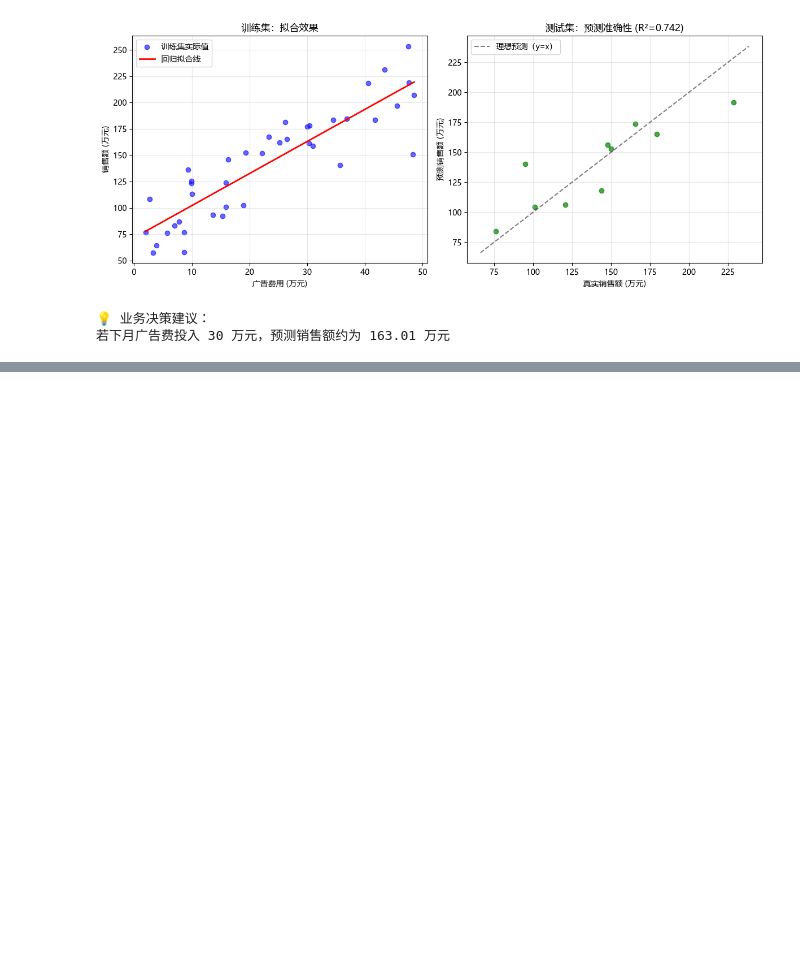
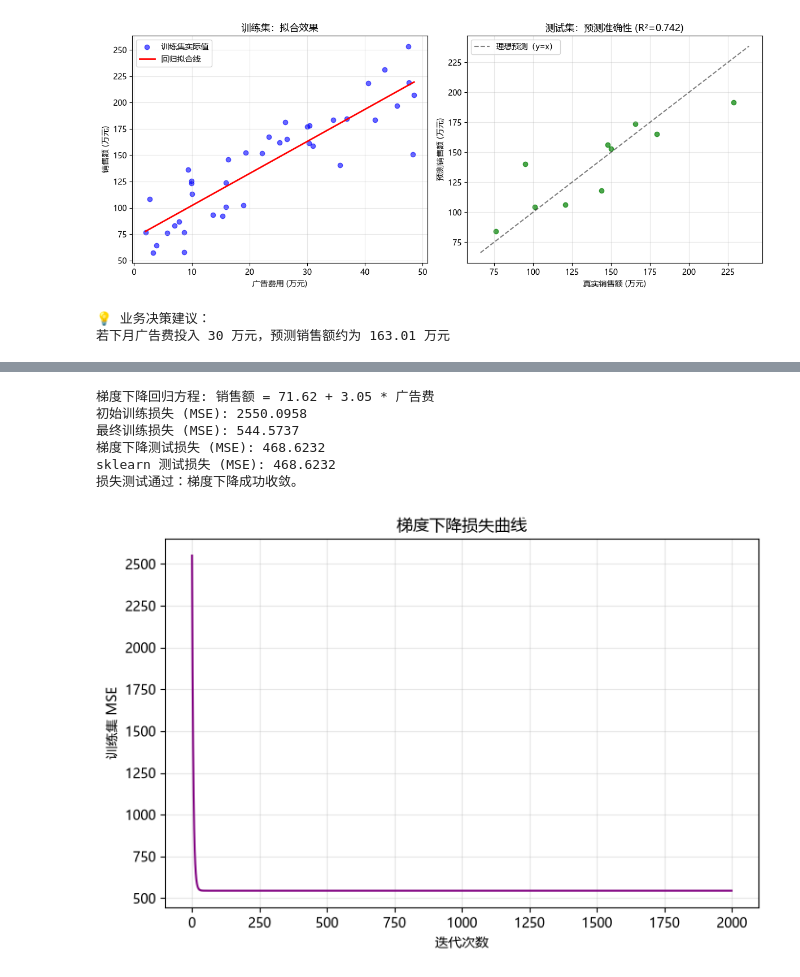
Before and after one commit to Myshkinhub/ml_repo, a Jupyter notebook: 线性回归/线性回归.ipynb, the cells around one changed output, grey strips where cells are left out. Drawn from its saved outputs; the diff is of its cells as text; code cells hidden in the pictures; blank space fills up the shorter version.

```diff
--- a/线性回归/线性回归.ipynb
+++ b/线性回归/线性回归.ipynb
@@ -293,0 +348,70 @@ max    48.53000  253.480000
+# %%
+def gradient_descent_linear_regression(X, y, learning_rate=0.05, epochs=2000):
+    """使用全批量梯度下降训练线性回归，返回原始特征尺度下的参数和损失记录。"""
+    X = np.asarray(X, dtype=float)
+    y = np.asarray(y, dtype=float).reshape(-1)
+    if X.ndim == 1:
+        X = X.reshape(-1, 1)
+    if len(X) != len(y):
+        raise ValueError('X 和 y 的样本数必须相同')
+
+    # 标准化特征，让梯度下降更稳定；常数特征的标准差按 1 处理
+    x_mean = X.mean(axis=0)
+    x_std = X.std(axis=0)
+    x_std[x_std == 0] = 1.0
+    X_scaled = (X - x_mean) / x_std
+
+    weights = np.zeros(X.shape[1])
+    bias = y.mean()
+    loss_history = []
+
+    for _ in range(epochs):
+        y_hat = X_scaled @ weights + bias
+        error = y_hat - y
+        loss_history.append(np.mean(error ** 2))
+
+        # MSE 对权重和偏置的梯度
+        grad_w = (2 / len(X)) * (X_scaled.T @ error)
+        grad_b = 2 * error.mean()
+        weights -= learning_rate * grad_w
+        bias -= learning_rate * grad_b
+
+    # 将参数转换回原始广告费尺度，便于直接预测和解释
+    original_weights = weights / x_std
+    original_bias = bias - np.dot(x_mean, original_weights)
+    return original_weights, original_bias, np.array(loss_history)
+
+
+# 使用与上面 sklearn 模型相同的训练集测试梯度下降
+gd_weights, gd_bias, gd_losses = gradient_descent_linear_regression(
+    X_train, y_train, learning_rate=0.05, epochs=2000
+)
+gd_y_pred = np.asarray(X_test) @ gd_weights + gd_bias
+gd_test_mse = mean_squared_error(y_test, gd_y_pred)
+
+print(f'梯度下降回归方程: 销售额 = {gd_bias:.2f} + {gd_weights[0]:.2f} * 广告费')
+print(f'初始训练损失 (MSE): {gd_losses[0]:.4f}')
+print(f'最终训练损失 (MSE): {gd_losses[-1]:.4f}')
+print(f'梯度下降测试损失 (MSE): {gd_test_mse:.4f}')
+print(f'sklearn 测试损失 (MSE): {mse:.4f}')
+
+# 基本测试：损失应下降，且最终结果应为有限数值
+assert np.isfinite(gd_losses).all(), '损失中出现 NaN 或无穷大，请调小学习率'
+assert gd_losses[-1] < gd_losses[0], '损失没有下降，请检查梯度计算'
+print('损失测试通过：梯度下降成功收敛。')
+
+plt.figure(figsize=(8, 5))
+plt.plot(gd_losses, color='purple')
+plt.xlabel('迭代次数')
+plt.ylabel('训练集 MSE')
+plt.title('梯度下降损失曲线')
+plt.grid(alpha=0.3)
+plt.show()
+# %% [output]
+梯度下降回归方程: 销售额 = 71.62 + 3.05 * 广告费
+初始训练损失 (MSE): 2550.0958
+最终训练损失 (MSE): 544.5737
+梯度下降测试损失 (MSE): 468.6232
+sklearn 测试损失 (MSE): 468.6232
+损失测试通过：梯度下降成功收敛。
+[figure, added]
```
Also changed, not shown: parts of 1 cell of this notebook, 5 other files.
